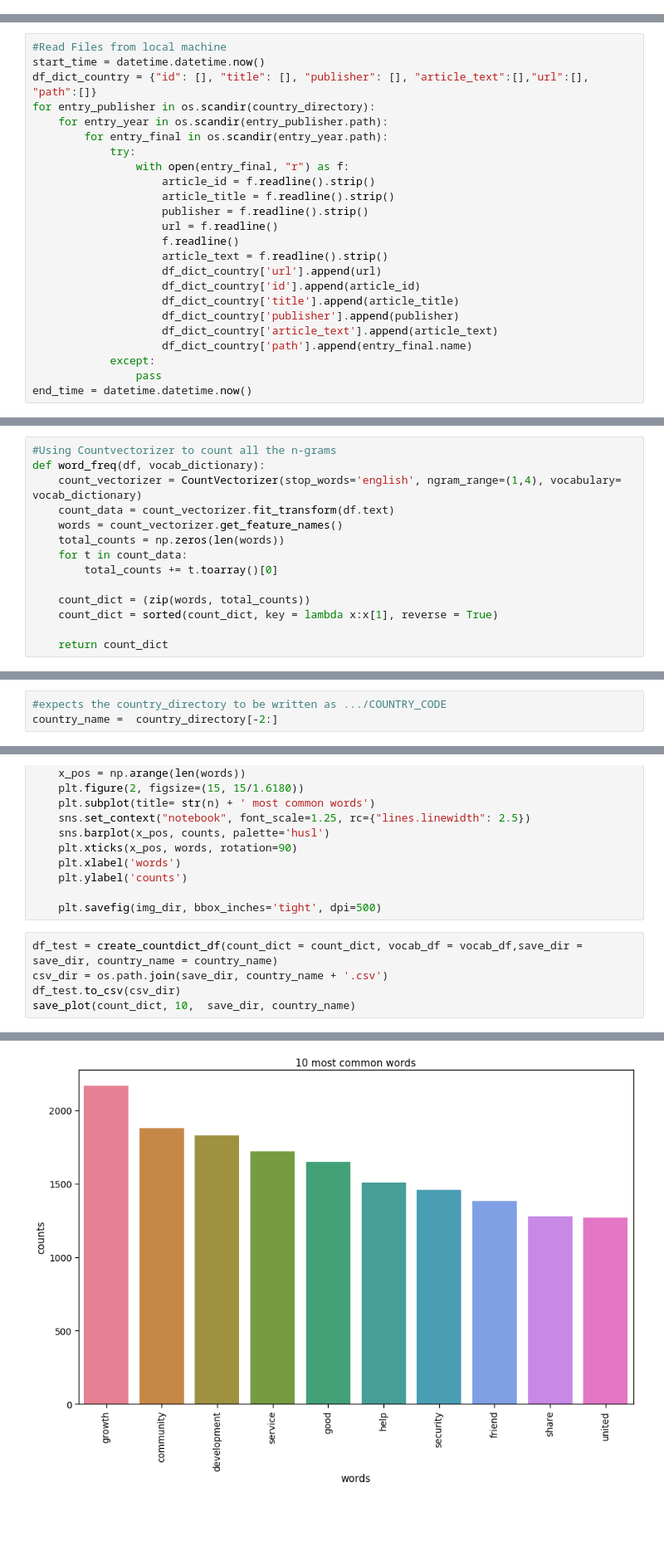
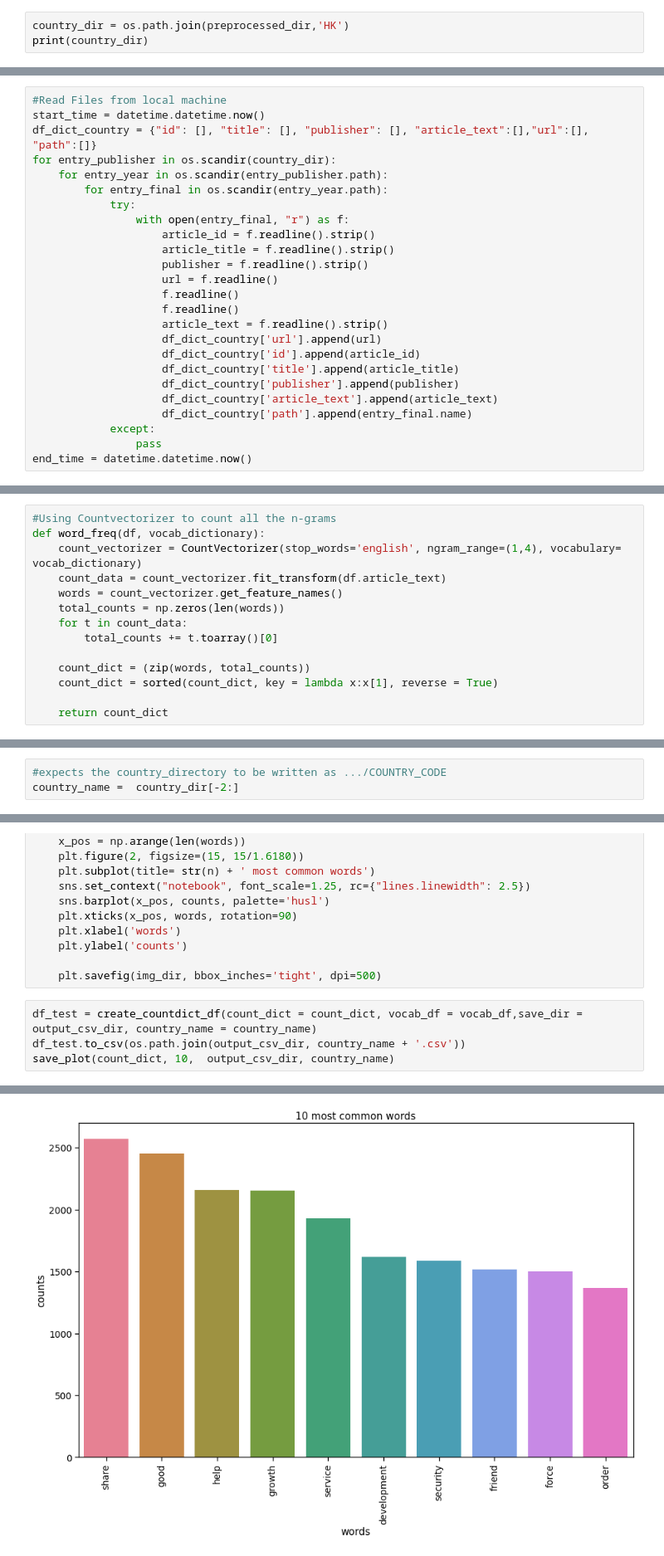
Before and after one commit to mbmackenzie/peace-speech-project, a Jupyter notebook: word_frequency_analysis.ipynb, the cells around one changed output, grey strips where cells are left out. Shown at 83% size. Saved outputs shown, nothing was run; the diff lists cells and outputs as text; blank space fills up the shorter version.

```diff
--- a/word_frequency_analysis.ipynb
+++ b/word_frequency_analysis.ipynb
@@ -37,0 +41,3 @@ save_dir = r'C:\Users\tommi\Documents\Columbia 2020 Fall\Capstone\peace-speech-p
+# %%
+country_dir = os.path.join(preprocessed_dir,'HK')
+print(country_dir)
@@ -39,7 +47,7 @@ save_dir = r'C:\Users\tommi\Documents\Columbia 2020 Fall\Capstone\peace-speech-p
 #Read Files from local machine
 start_time = datetime.datetime.now()
 df_dict_country = {"id": [], "title": [], "publisher": [], "article_text":[],"url":[], "path":[]}
-for entry_publisher in os.scandir(country_directory):
+for entry_publisher in os.scandir(country_dir):
     for entry_year in os.scandir(entry_publisher.path):
         for entry_final in os.scandir(entry_year.path):
             try:
@@ -48,6 +56,7 @@ for entry_publisher in os.scandir(country_directory):
                     article_title = f.readline().strip()
                     publisher = f.readline().strip()
                     url = f.readline()
+                    f.readline()
                     f.readline()
                     article_text = f.readline().strip()
                     df_dict_country['url'].append(url)
@@ -120,7 +129,7 @@ def create_vocab_dict(vocab_df):
 #Using Countvectorizer to count all the n-grams
 def word_freq(df, vocab_dictionary):
     count_vectorizer = CountVectorizer(stop_words='english', ngram_range=(1,4), vocabulary= vocab_dictionary)
-    count_data = count_vectorizer.fit_transform(df.text)
+    count_data = count_vectorizer.fit_transform(df.article_text)
     words = count_vectorizer.get_feature_names()
     total_counts = np.zeros(len(words))
     for t in count_data:
@@ -174,7 +183,7 @@ plot_n_most_common_words(count_dict, 10)
 One can change the country_name part (hard-code) in the below funciton
 # %%
 #expects the country_directory to be written as .../COUNTRY_CODE
-country_name =  country_directory[-2:]
+country_name =  country_dir[-2:]
 # %%
 def create_countdict_df(count_dict, vocab_df, save_dir, country_name):
     words = [w[0] for w in count_dict]
@@ -214,10 +223,9 @@ def save_plot(count_dict, n, save_dir, country_name):
 
     plt.savefig(img_dir, bbox_inches='tight', dpi=500)
 # %%
-df_test = create_countdict_df(count_dict = count_dict, vocab_df = vocab_df,save_dir =  save_dir, country_name = country_name)
-csv_dir = os.path.join(save_dir, country_name + '.csv')
-df_test.to_csv(csv_dir)
-save_plot(count_dict, 10,  save_dir, country_name)
+df_test = create_countdict_df(count_dict = count_dict, vocab_df = vocab_df,save_dir =  output_csv_dir, country_name = country_name)
+df_test.to_csv(os.path.join(output_csv_dir, country_name + '.csv'))
+save_plot(count_dict, 10,  output_csv_dir, country_name)
 # %% [output]
 A value is trying to be set on a copy of a slice from a DataFrame
 
@@ -229 +238 @@ See the caveats in the documentation: https://pandas.pydata.org/pandas-docs/stab
-[figure, old version]
+[figure, new version]
```
Also changed, not shown: parts of 9 cells of this notebook.
